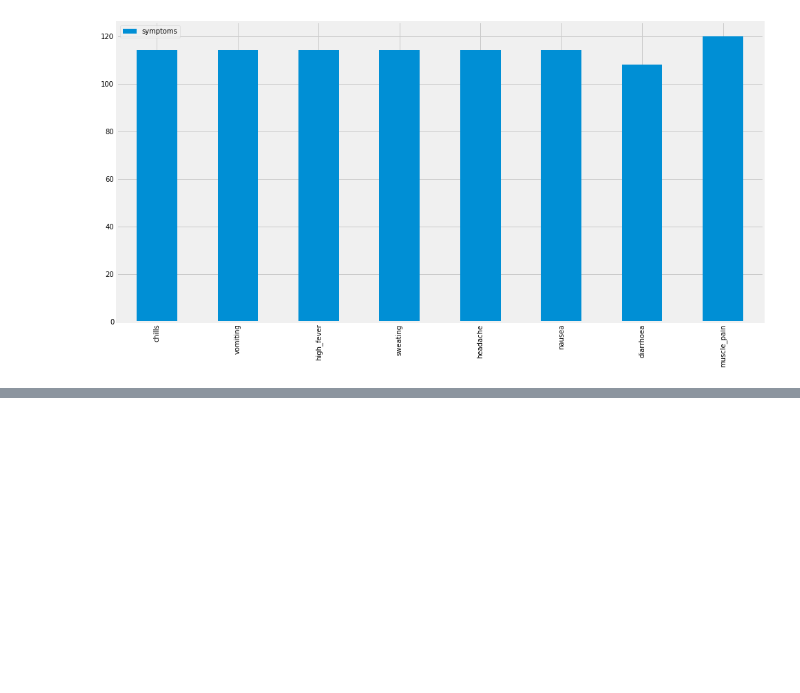
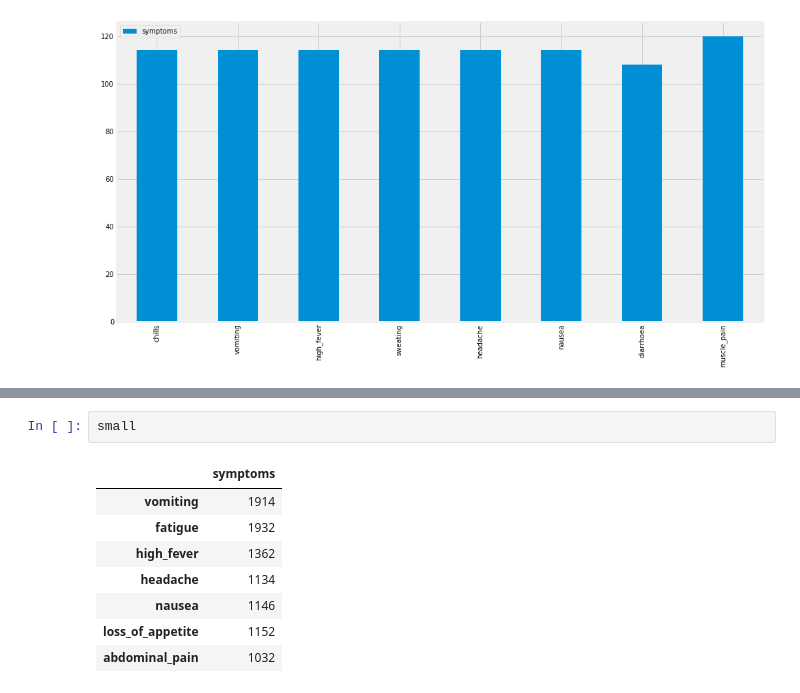
Before and after one commit to nassersaazi/ml_models, a Jupyter notebook: kizeega.ipynb, the cells around one changed output, grey strips where cells are left out. Saved outputs shown, nothing was run; the diff lists cells and outputs as text; blank space fills up the shorter version.

```diff
--- a/kizeega.ipynb
+++ b/kizeega.ipynb
@@ -42,0 +48,11 @@ kx.plot(kind= 'bar',figsize=(15,8));
+# %%
+small
+# %% [output]
+|  | symptoms |
+| vomiting | 1914 |
+| fatigue | 1932 |
+| high_fever | 1362 |
+| headache | 1134 |
+| nausea | 1146 |
+| loss_of_appetite | 1152 |
+| abdominal_pain | 1032 |
```
Also changed, not shown: parts of 3 cells of this notebook, 1 other file.
